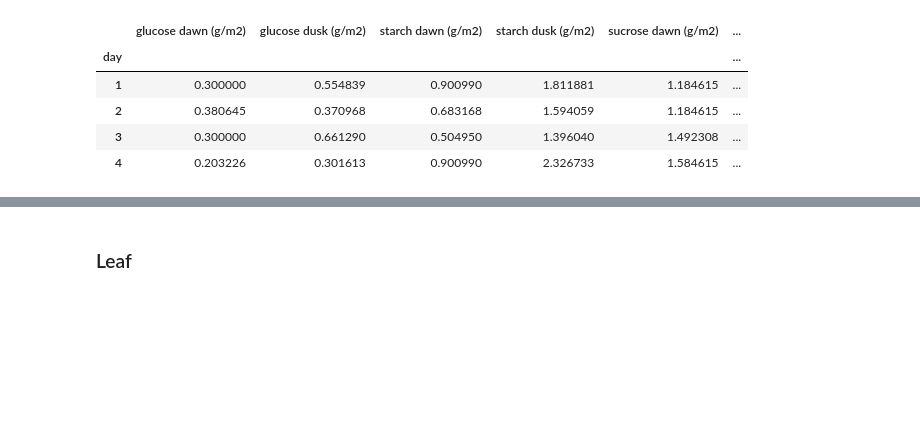
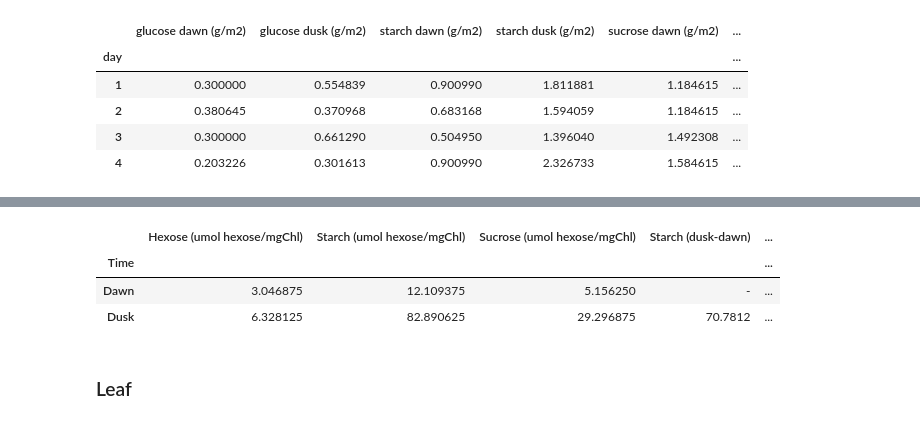
Before and after one commit to cropsinsilico/tissue-specific-FBA-models, a Jupyter notebook: Biomass data - maize.ipynb, the cells around one changed output, grey strips where cells are left out. Drawn from its saved outputs; the diff is of its cells as text; code cells hidden in the pictures; blank space fills up the shorter version.

```diff
--- a/Biomass data - maize.ipynb
+++ b/Biomass data - maize.ipynb
@@ -81,3 +86,30 @@ Starch:sucrose ratio=
+# %%
+df_matureleaf_data_2 = pd.DataFrame(data={"Time":["Dawn","Dusk"],
+                                          "Hexose (umol hexose/mgChl)":[20.312499999999986-17.265624999999943,
+                                                                        118.51562499999999-112.18749999999999],
+                                          "Sucrose (umol hexose/mgChl)":[17.265624999999943-12.109375000000004,
+                                                                         112.18749999999999-82.89062499999999],
+                                          "Starch (umol hexose/mgChl)":[12.109375000000004,82.89062499999999]})
+
+Delta_sucrose = float(df_matureleaf_data_2["Sucrose (umol hexose/mgChl)"][df_matureleaf_data_2["Time"]=="Dusk"]) - \
+float(df_matureleaf_data_2["Sucrose (umol hexose/mgChl)"][df_matureleaf_data_2["Time"]=="Dawn"])
+
+Delta_hexose =float(df_matureleaf_data_2["Hexose (umol hexose/mgChl)"][df_matureleaf_data_2["Time"]=="Dusk"])- \
+float(df_matureleaf_data_2["Hexose (umol hexose/mgChl)"][df_matureleaf_data_2["Time"]=="Dawn"])
+
+Delta_starch = float(df_matureleaf_data_2["Starch (umol hexose/mgChl)"][df_matureleaf_data_2["Time"]=="Dusk"])-\
+float(df_matureleaf_data_2["Starch (umol hexose/mgChl)"][df_matureleaf_data_2["Time"]=="Dawn"])
+
+df_matureleaf_data_2["Starch (dusk-dawn)"]=["-",Delta_starch]
+df_matureleaf_data_2["Sucrose (dusk-dawn)"]=["-",Delta_sucrose]
+df_matureleaf_data_2["Hexose (dusk-dawn)"]=["-",Delta_hexose]
+df_matureleaf_data_2.set_index("Time",drop=True,inplace=True)
+df_matureleaf_data_2
+# %% [output]
+|  | Hexose (umol hexose/mgChl) | Starch (umol hexose/mgChl) | Sucrose (umol hexose/mgChl) | Starch (dusk-dawn) | ... |
+| Time |  |  |  |  | ... |
+| Dawn | 3.046875 | 12.109375 | 5.156250 | - | ... |
+| Dusk | 6.328125 | 82.890625 | 29.296875 | 70.7812 | ... |
 # %% [markdown]
 ### Leaf
 # %% [markdown]
```
Also changed, not shown: parts of 2 cells of this notebook, 5 other files.
